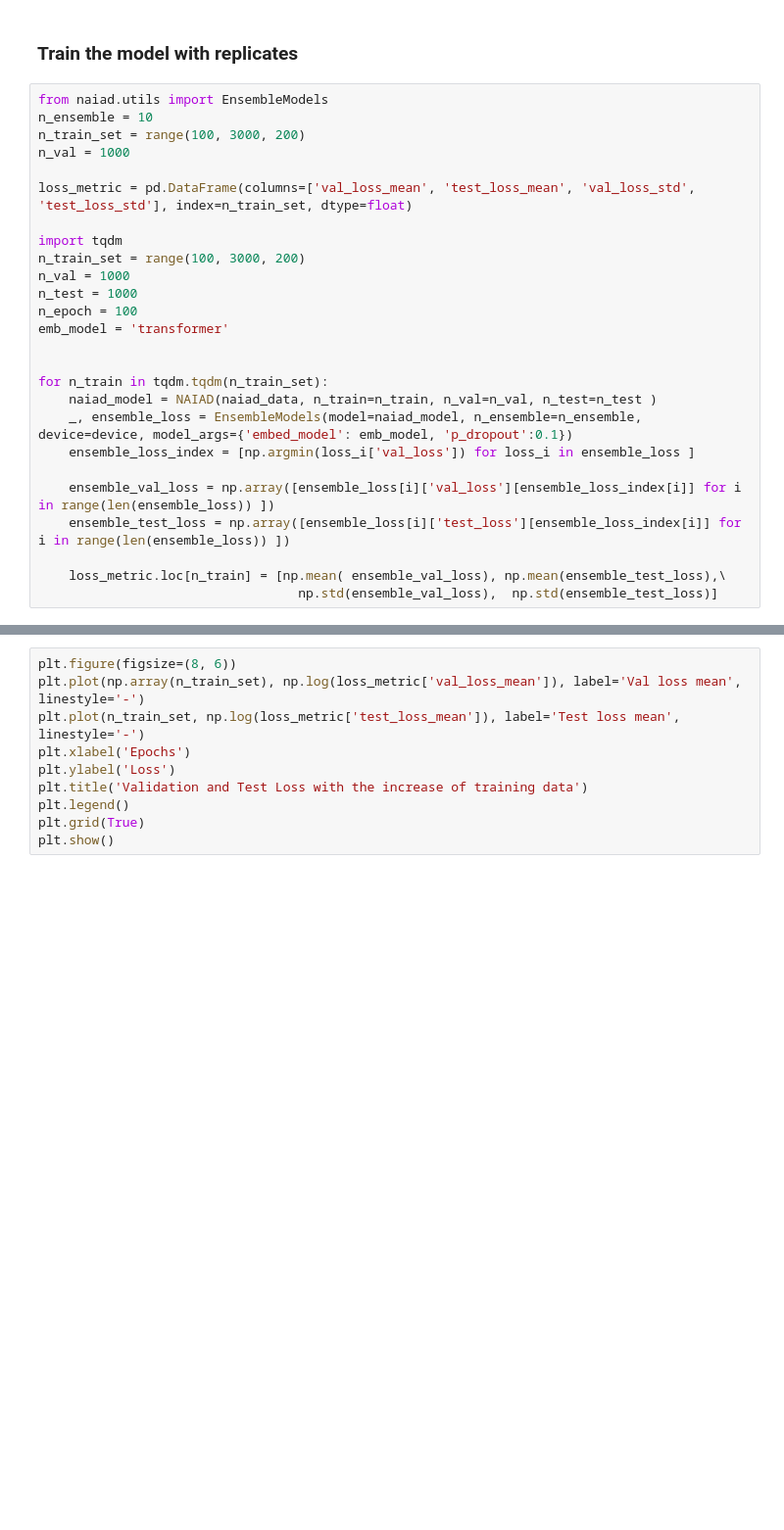
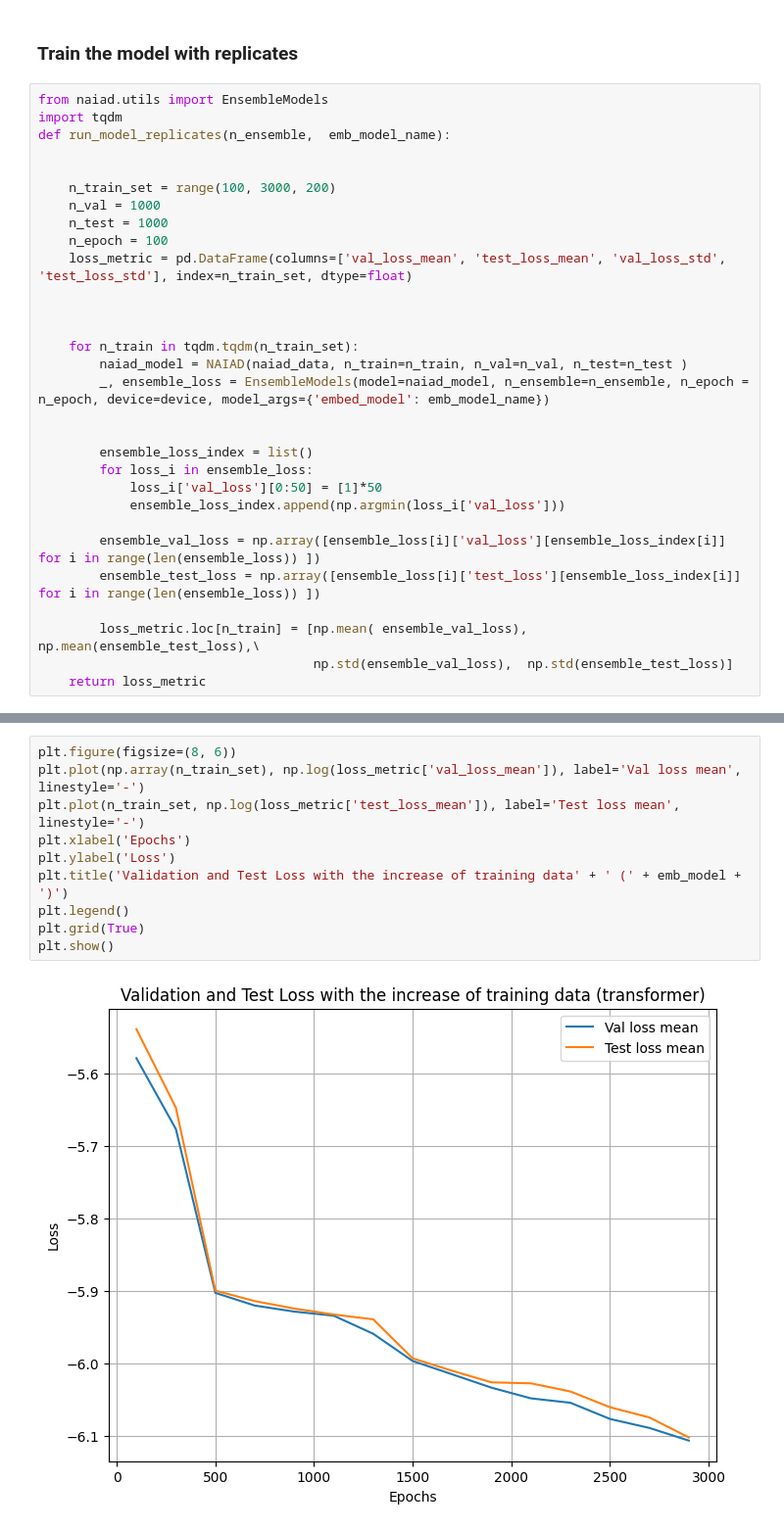
Before and after one commit to NeptuneBio/NAIAD, a Jupyter notebook: tutorials/naiad_tutorial.ipynb, the cells around one changed output, grey strips where cells are left out. Shown at 98% size. Cells and saved outputs as stored; diff of their text form; blank space fills up the shorter version.

Commit message:
multi models

```diff
--- a/tutorials/naiad_tutorial.ipynb
+++ b/tutorials/naiad_tutorial.ipynb
@@ -113,27 +125,31 @@ sns.lineplot(x=n_train_set,y=test_loss, label='test_loss')
 ### Train the model with replicates
 # %%
 from naiad.utils import EnsembleModels
-n_ensemble = 10
-n_train_set = range(100, 3000, 200)
-n_val = 1000
-
-loss_metric = pd.DataFrame(columns=['val_loss_mean', 'test_loss_mean', 'val_loss_std', 'test_loss_std'], index=n_train_set, dtype=float)
-
 import tqdm
-n_train_set = range(100, 3000, 200)
-n_val = 1000
-n_test = 1000
-n_epoch = 100
-emb_model = 'transformer'
+def run_model_replicates(n_ensemble,  emb_model_name):
 
 
-for n_train in tqdm.tqdm(n_train_set):
-    naiad_model = NAIAD(naiad_data, n_train=n_train, n_val=n_val, n_test=n_test )
-    _, ensemble_loss = EnsembleModels(model=naiad_model, n_ensemble=n_ensemble, device=device, model_args={'embed_model': emb_model, 'p_dropout':0.1})
-    ensemble_loss_index = [np.argmin(loss_i['val_loss']) for loss_i in ensemble_loss ]
+    n_train_set = range(100, 3000, 200)
+    n_val = 1000
+    n_test = 1000
+    n_epoch = 100
+    loss_metric = pd.DataFrame(columns=['val_loss_mean', 'test_loss_mean', 'val_loss_std', 'test_loss_std'], index=n_train_set, dtype=float)
 
-    ensemble_val_loss = np.array([ensemble_loss[i]['val_loss'][ensemble_loss_index[i]] for i in range(len(ensemble_loss)) ])
-    ensemble_test_loss = np.array([ensemble_loss[i]['test_loss'][ensemble_loss_index[i]] for i in range(len(ensemble_loss)) ])
 
-    loss_metric.loc[n_train] = [np.mean( ensemble_val_loss), np.mean(ensemble_test_loss),\
-                                  np.std(ensemble_val_loss),  np.std(ensemble_test_loss)]
+
+    for n_train in tqdm.tqdm(n_train_set):
+        naiad_model = NAIAD(naiad_data, n_train=n_train, n_val=n_val, n_test=n_test )
+        _, ensemble_loss = EnsembleModels(model=naiad_model, n_ensemble=n_ensemble, n_epoch = n_epoch, device=device, model_args={'embed_model': emb_model_name})
+
+
+        ensemble_loss_index = list()
+        for loss_i in ensemble_loss:
+            loss_i['val_loss'][0:50] = [1]*50
+            ensemble_loss_index.append(np.argmin(loss_i['val_loss']))
+
+        ensemble_val_loss = np.array([ensemble_loss[i]['val_loss'][ensemble_loss_index[i]] for i in range(len(ensemble_loss)) ])
+        ensemble_test_loss = np.array([ensemble_loss[i]['test_loss'][ensemble_loss_index[i]] for i in range(len(ensemble_loss)) ])
+
+        loss_metric.loc[n_train] = [np.mean( ensemble_val_loss), np.mean(ensemble_test_loss),\
+                                    np.std(ensemble_val_loss),  np.std(ensemble_test_loss)]
+    return loss_metric
@@ -140,10 +165,12 @@ for n_train in tqdm.tqdm(n_train_set):
 # %%
 plt.figure(figsize=(8, 6))
 plt.plot(np.array(n_train_set), np.log(loss_metric['val_loss_mean']), label='Val loss mean', linestyle='-')
 plt.plot(n_train_set, np.log(loss_metric['test_loss_mean']), label='Test loss mean',   linestyle='-')
 plt.xlabel('Epochs')
 plt.ylabel('Loss')
-plt.title('Validation and Test Loss with the increase of training data')
+plt.title('Validation and Test Loss with the increase of training data' + ' (' + emb_model + ')')
 plt.legend()
 plt.grid(True)
 plt.show()
+# %% [output]
+[figure, added]
```
Also changed, not shown: parts of 7 cells of this notebook, 1 other file.
